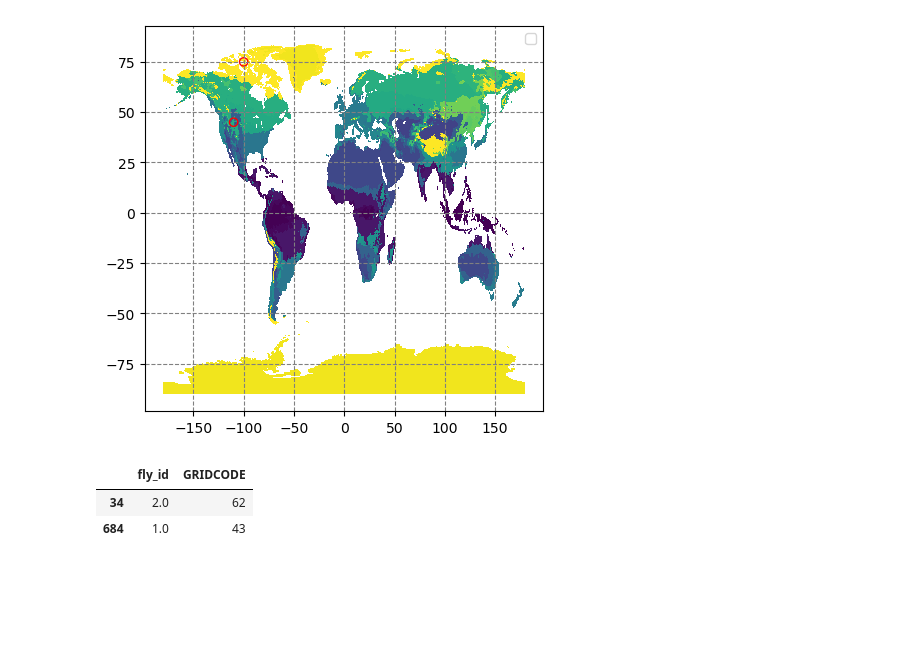
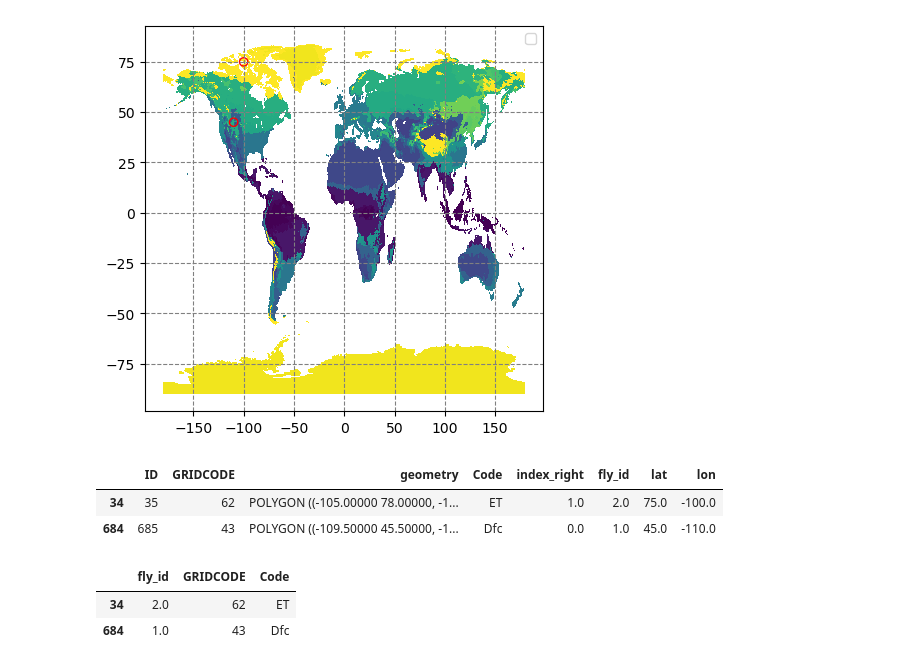
Before and after one commit to norlandrhagen/flymap, a Jupyter notebook: map.ipynb, the cells around one changed output. Saved outputs shown, nothing was run; the diff lists cells and outputs as text; code cells hidden in the pictures; blank space fills up the shorter version.

```diff
--- a/map.ipynb
+++ b/map.ipynb
@@ -37,12 +37,18 @@ No artists with labels found to put in legend.  Note that artists whose label st
 # Preforms a spatial join to extract points of fly locations to each climate zone
 join_df = climate_gdf.sjoin(fly_gdf, how="left")
 join_df = join_df[~join_df['fly_id'].isnull()]
+# %%
+join_df
+# %% [output]
+|  | ID | GRIDCODE | geometry | Code | index_right | fly_id | lat | lon |
+| 34 | 35 | 62 | POLYGON ((-105.00000 78.00000, -1... | ET | 1.0 | 2.0 | 75.0 | -100.0 |
+| 684 | 685 | 43 | POLYGON ((-109.50000 45.50000, -1... | Dfc | 0.0 | 1.0 | 45.0 | -110.0 |
 # %%
-join_df[['fly_id','GRIDCODE']]
+join_df[['fly_id','GRIDCODE','Code']]
 # %% [output]
-|  | fly_id | GRIDCODE |
-| 34 | 2.0 | 62 |
-| 684 | 1.0 | 43 |
+|  | fly_id | GRIDCODE | Code |
+| 34 | 2.0 | 62 | ET |
+| 684 | 1.0 | 43 | Dfc |
 # %%
 # You can save this with .to_csv
 # join_df.to_csv(<output_file_name.csv>)
```
